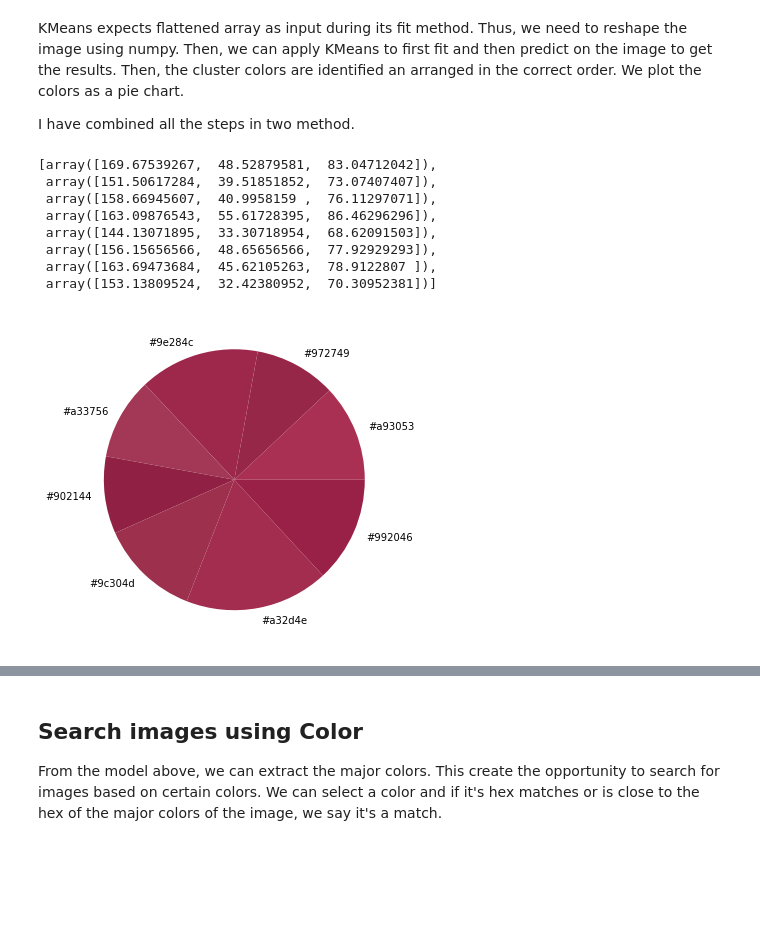
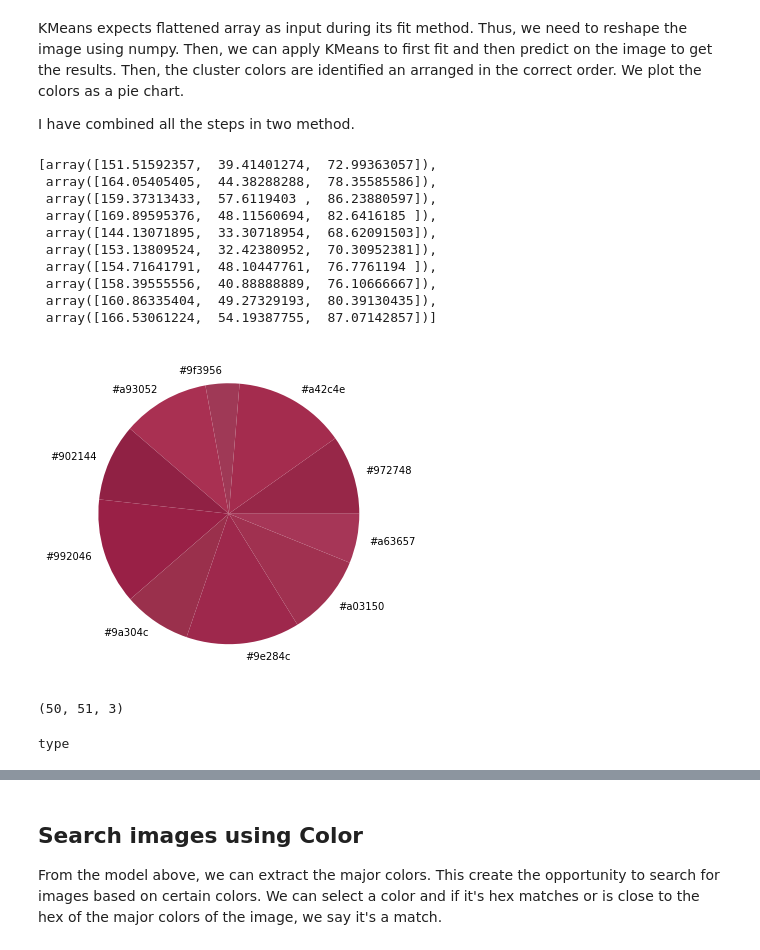
Before and after one commit to andresmonsalvo/Computer-Vision, a Jupyter notebook: Color Identification using Machine Learning.ipynb, the cells around one changed output, grey strips where cells are left out. Saved outputs shown, nothing was run; the diff lists cells and outputs as text; code cells hidden in the pictures; blank space fills up the shorter version.

```diff
--- a/Color Identification using Machine Learning.ipynb
+++ b/Color Identification using Machine Learning.ipynb
@@ -97,14 +97,20 @@ def get_colors(image, number_of_colors, show_chart):
 
     return rgb_colors
 # %%
-get_colors(get_image('10ppm.png'), 8, True)
+get_colors(get_image('10ppm.png'), 10, True)
 # %% [output]
-[array([169.67539267,  48.52879581,  83.04712042]),
- array([151.50617284,  39.51851852,  73.07407407]),
- array([158.66945607,  40.9958159 ,  76.11297071]),
- array([163.09876543,  55.61728395,  86.46296296]),
+[array([151.51592357,  39.41401274,  72.99363057]),
+ array([164.05405405,  44.38288288,  78.35585586]),
+ array([159.37313433,  57.6119403 ,  86.23880597]),
+ array([169.89595376,  48.11560694,  82.6416185 ]),
  array([144.13071895,  33.30718954,  68.62091503]),
- array([156.15656566,  48.65656566,  77.92929293]),
- array([163.69473684,  45.62105263,  78.9122807 ]),
- array([153.13809524,  32.42380952,  70.30952381])]
+ array([153.13809524,  32.42380952,  70.30952381]),
+ array([154.71641791,  48.10447761,  76.7761194 ]),
+ array([158.39555556,  40.88888889,  76.10666667]),
+ array([160.86335404,  49.27329193,  80.39130435]),
+ array([166.53061224,  54.19387755,  87.07142857])]
-[figure, old version]
+[figure, new version]
+# %%
+image.shape
+# %% [output]
+(50, 51, 3)
@@ -111,3 +123,7 @@ get_colors(get_image('10ppm.png'), 8, True)
+# %%
+type(Counter)
+# %% [output]
+type
 # %%
 get_colors(get_image('20ppm.png'), 8, True)
 # %% [output]
```
Also changed, not shown: parts of 5 cells of this notebook.
